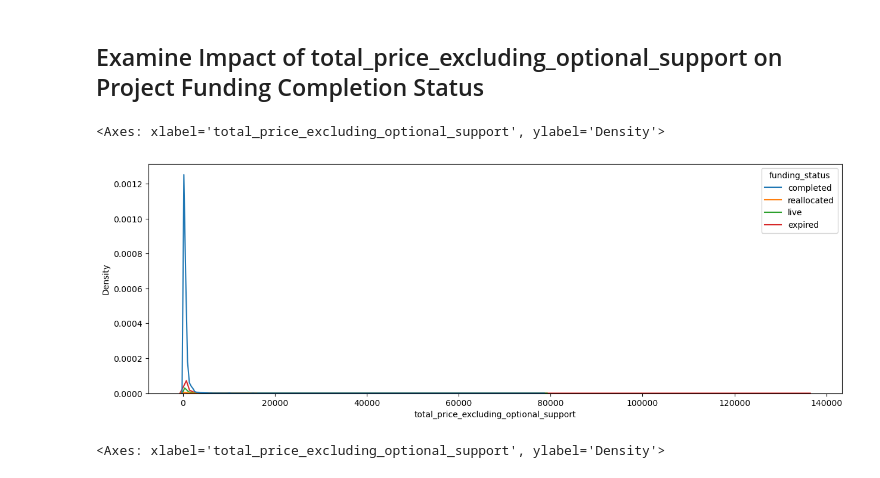
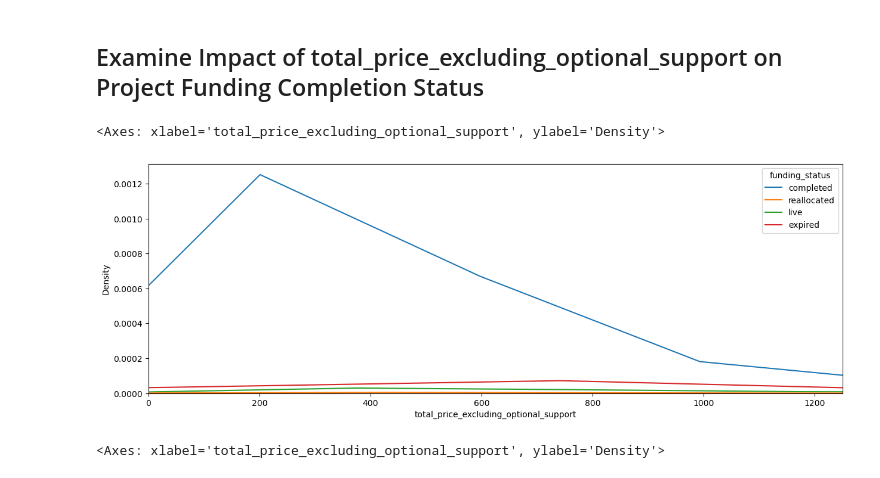
Before and after one commit to wallychang88/pythonforbusiness, a Jupyter notebook: Project_starterFile.ipynb, the cells around one changed output. Drawn from its saved outputs; the diff is of its cells as text; code cells hidden in the pictures.

```diff
--- a/Project_starterFile.ipynb
+++ b/Project_starterFile.ipynb
@@ -165,10 +165,11 @@ sns.barplot(combined_df, x="teacher_teach_for_america", y="donation_to_project",
 ## Examine Impact of total_price_excluding_optional_support on Project Funding Completion Status
 # %%
 plt.figure(figsize=(15,5))
+plt.xlim([0,1250])
 sns.kdeplot(data=combined_df, x='total_price_excluding_optional_support', hue='funding_status')
 # %% [output]
 <Axes: xlabel='total_price_excluding_optional_support', ylabel='Density'>
-[figure, old version]
+[figure, new version]
 # %%
 # Using logit scale
 plt.figure(figsize=(15,5))
```
